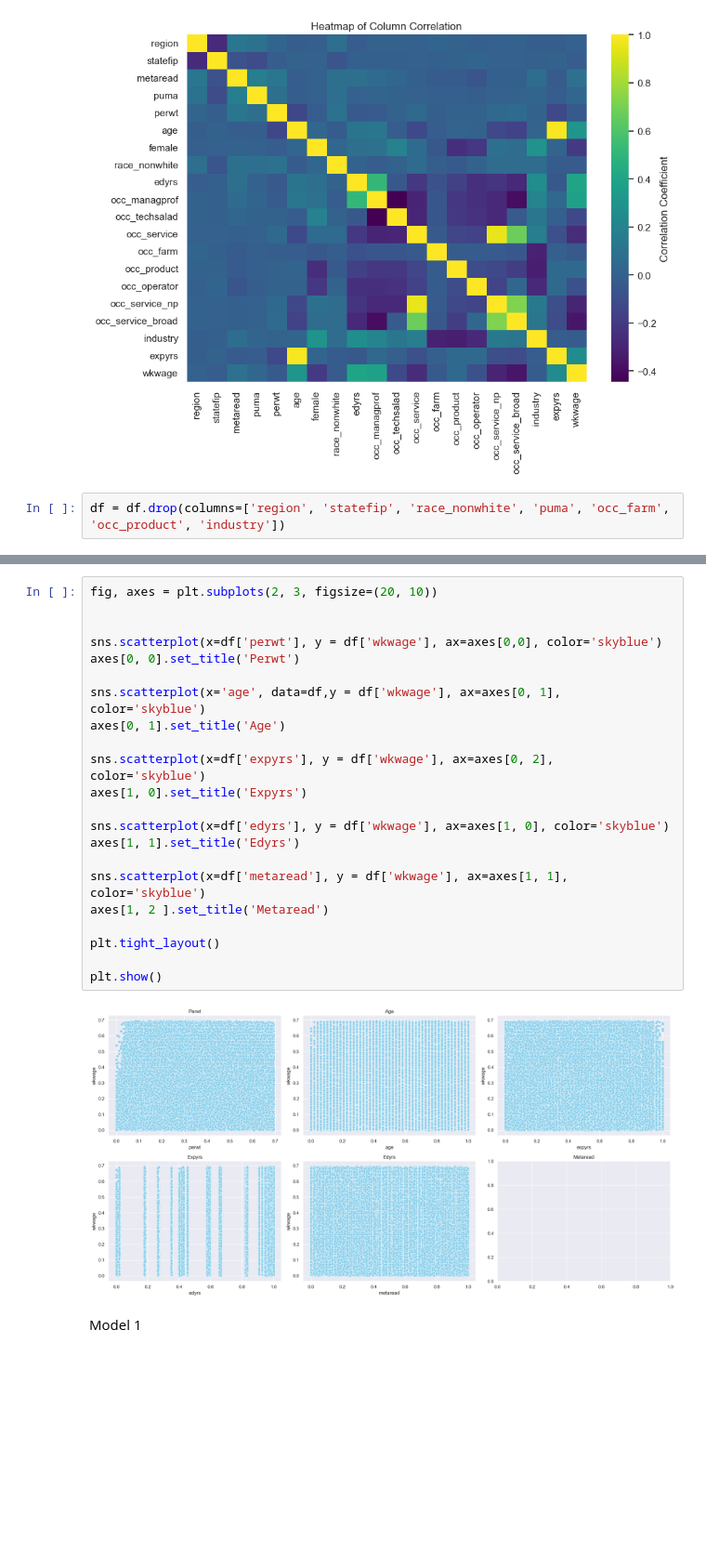
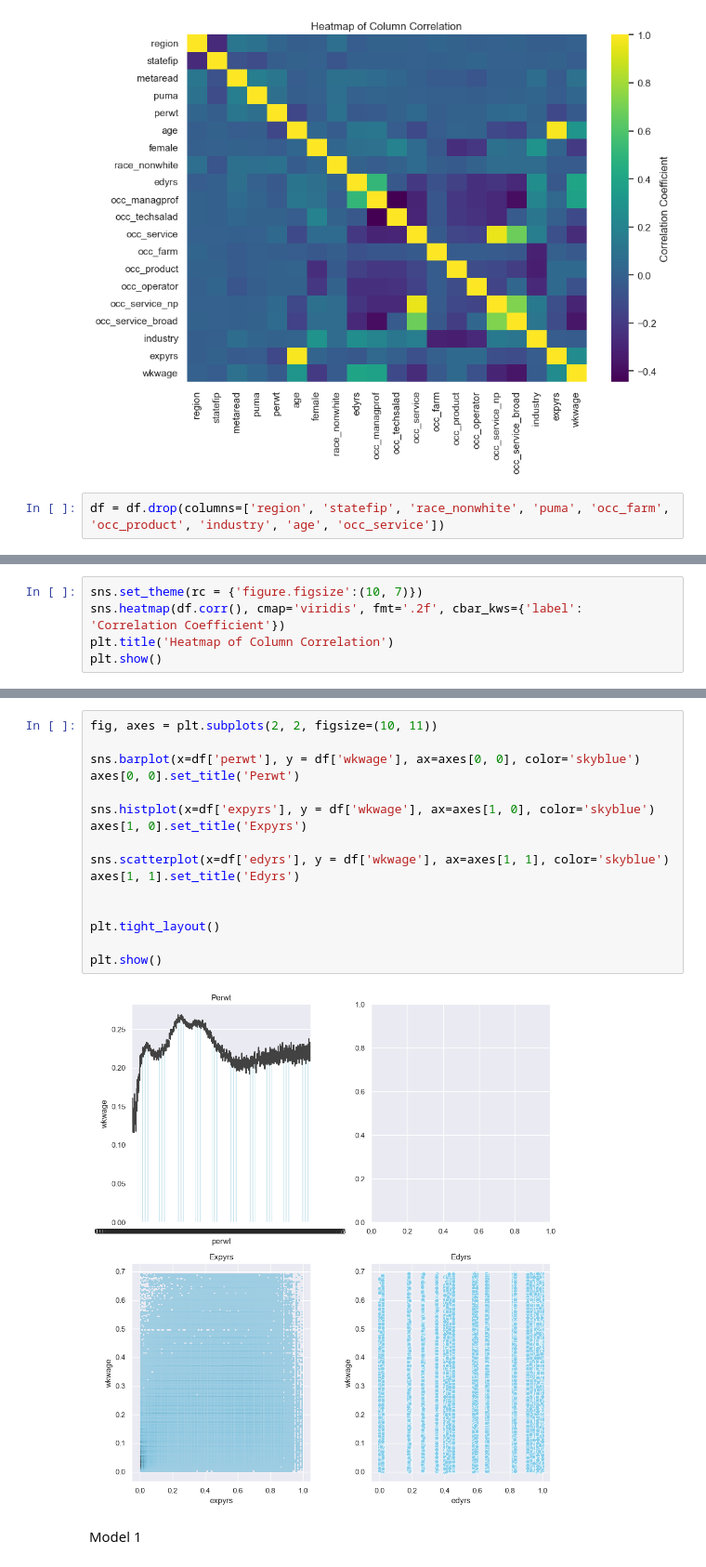
Before and after one commit to Somewhat-Coder/Microwages-ML, a Jupyter notebook: training.ipynb, the cells around one changed output, grey strips where cells are left out. Shown at 93% size. Drawn from its saved outputs; the diff is of its cells as text; blank space fills up the shorter version.

```diff
--- a/training.ipynb
+++ b/training.ipynb
@@ -90,4 +122,4 @@ plt.show()
 # %% [output]
 [figure]
 # %%
-df = df.drop(columns=['region', 'statefip', 'race_nonwhite', 'puma', 'occ_farm', 'occ_product', 'industry'])
+df = df.drop(columns=['region', 'statefip', 'race_nonwhite', 'puma', 'occ_farm', 'occ_product', 'industry', 'age', 'occ_service'])
@@ -120,0 +128,5 @@ plt.show()
+# %%
+sns.set_theme(rc = {'figure.figsize':(10, 7)})
+sns.heatmap(df.corr(), cmap='viridis', fmt='.2f', cbar_kws={'label': 'Correlation Coefficient'})
+plt.title('Heatmap of Column Correlation')
+plt.show()
@@ -121,27 +135,21 @@ plt.show()
 # %%
-fig, axes = plt.subplots(2, 3, figsize=(20, 10))
+fig, axes = plt.subplots(2, 2, figsize=(10, 11))
 
-
-sns.scatterplot(x=df['perwt'], y = df['wkwage'], ax=axes[0,0], color='skyblue')
+sns.barplot(x=df['perwt'], y = df['wkwage'], ax=axes[0, 0], color='skyblue')
 axes[0, 0].set_title('Perwt')
 
-sns.scatterplot(x='age', data=df,y = df['wkwage'], ax=axes[0, 1], color='skyblue')
-axes[0, 1].set_title('Age')
-
-sns.scatterplot(x=df['expyrs'], y = df['wkwage'], ax=axes[0, 2], color='skyblue')
+sns.histplot(x=df['expyrs'], y = df['wkwage'], ax=axes[1, 0], color='skyblue')
 axes[1, 0].set_title('Expyrs')
 
-sns.scatterplot(x=df['edyrs'], y = df['wkwage'], ax=axes[1, 0], color='skyblue')
+sns.scatterplot(x=df['edyrs'], y = df['wkwage'], ax=axes[1, 1], color='skyblue')
 axes[1, 1].set_title('Edyrs')
 
-sns.scatterplot(x=df['metaread'], y = df['wkwage'], ax=axes[1, 1], color='skyblue')
-axes[1, 2 ].set_title('Metaread')
 
 plt.tight_layout()
 
 plt.show()
 # %% [output]
-[figure, old version]
+[figure, new version]
 # %% [markdown]
 Model 1
 # %%
```
Also changed, not shown: parts of 20 cells of this notebook, 1 other file.
